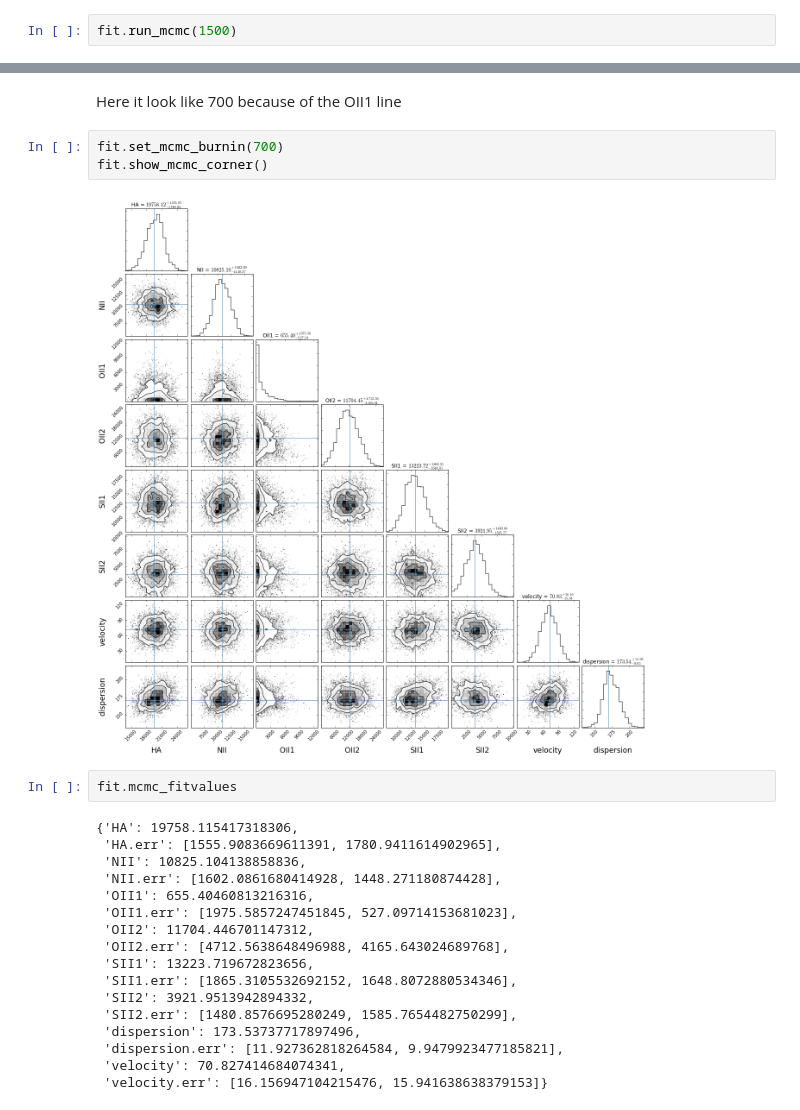
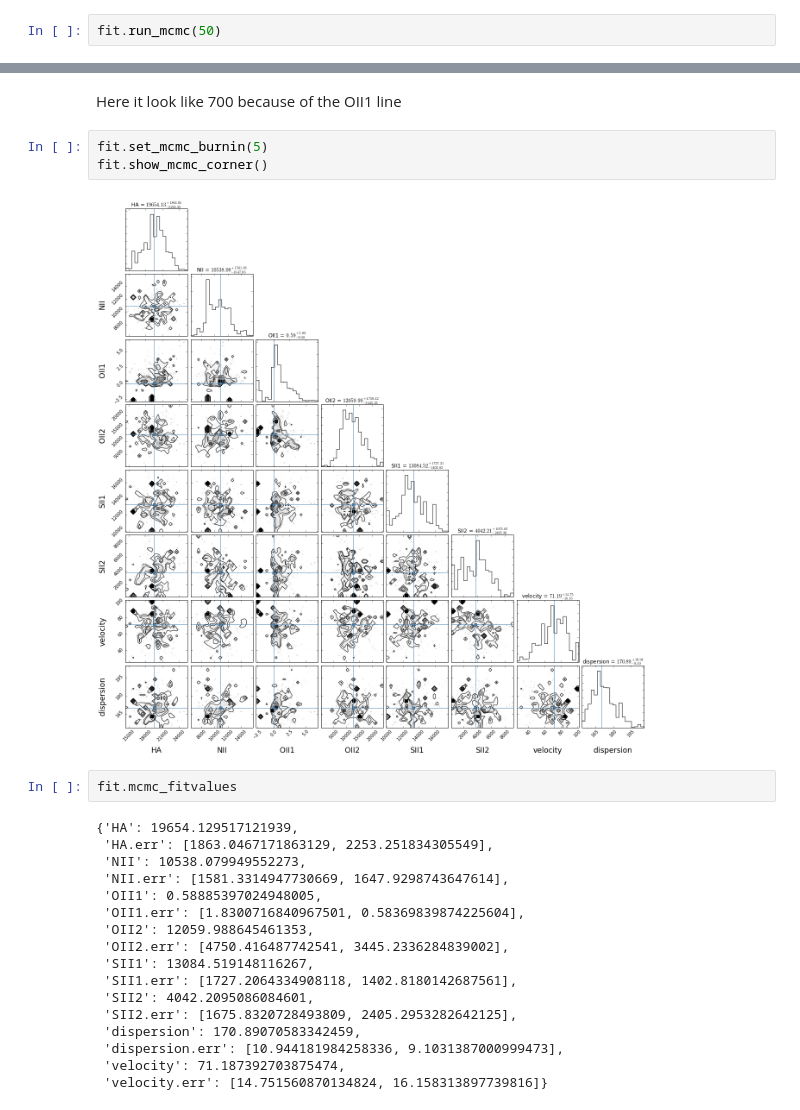
Before and after one commit to MickaelRigault/modefit, a Jupyter notebook: notebooks/MCMC_on_spectral_lines.ipynb, the cells around one changed output, grey strips where cells are left out. Saved outputs shown, nothing was run; the diff lists cells and outputs as text.

```diff
--- a/notebooks/MCMC_on_spectral_lines.ipynb
+++ b/notebooks/MCMC_on_spectral_lines.ipynb
@@ -64,7 +56,7 @@ fit.show()
 # %% [markdown]
 ## We can also use the MCMC approach
 # %%
-fit.run_mcmc(1500)
+fit.run_mcmc(50)
 # %% [markdown]
 You need to visualize the walkers to identify the burn-in value
 # %%
@@ -74,27 +66,27 @@ fit.show_mcmcwalkers()
 # %% [markdown]
 Here it look like 700 because of the OII1 line
 # %%
-fit.set_mcmc_burnin(700)
+fit.set_mcmc_burnin(5)
 fit.show_mcmc_corner()
 # %% [output]
-[figure, old version]
+[figure, new version]
 # %%
 fit.mcmc_fitvalues
 # %% [output]
-{'HA': 19758.115417318306,
- 'HA.err': [1555.9083669611391, 1780.9411614902965],
- 'NII': 10825.104138858836,
- 'NII.err': [1602.0861680414928, 1448.271180874428],
- 'OII1': 655.40460813216316,
- 'OII1.err': [1975.5857247451845, 527.09714153681023],
- 'OII2': 11704.446701147312,
- 'OII2.err': [4712.5638648496988, 4165.643024689768],
- 'SII1': 13223.719672823656,
- 'SII1.err': [1865.3105532692152, 1648.8072880534346],
- 'SII2': 3921.9513942894332,
- 'SII2.err': [1480.8576695280249, 1585.7654482750299],
- 'dispersion': 173.53737717897496,
- 'dispersion.err': [11.927362818264584, 9.9479923477185821],
- 'velocity': 70.827414684074341,
- 'velocity.err': [16.156947104215476, 15.941638638379153]}
+{'HA': 19654.129517121939,
+ 'HA.err': [1863.0467171863129, 2253.251834305549],
+ 'NII': 10538.079949552273,
+ 'NII.err': [1581.3314947730669, 1647.9298743647614],
+ 'OII1': 0.58885397024948005,
+ 'OII1.err': [1.8300716840967501, 0.58369839874225604],
+ 'OII2': 12059.988645461353,
+ 'OII2.err': [4750.416487742541, 3445.2336284839002],
+ 'SII1': 13084.519148116267,
+ 'SII1.err': [1727.2064334908118, 1402.8180142687561],
+ 'SII2': 4042.2095086084601,
+ 'SII2.err': [1675.8320728493809, 2405.2953282642125],
+ 'dispersion': 170.89070583342459,
+ 'dispersion.err': [10.944181984258336, 9.1031387000999473],
+ 'velocity': 71.187392703875474,
+ 'velocity.err': [14.751560870134824, 16.158313897739816]}
 # %%
```
Also changed, not shown: parts of 4 cells of this notebook, 1 other file.
